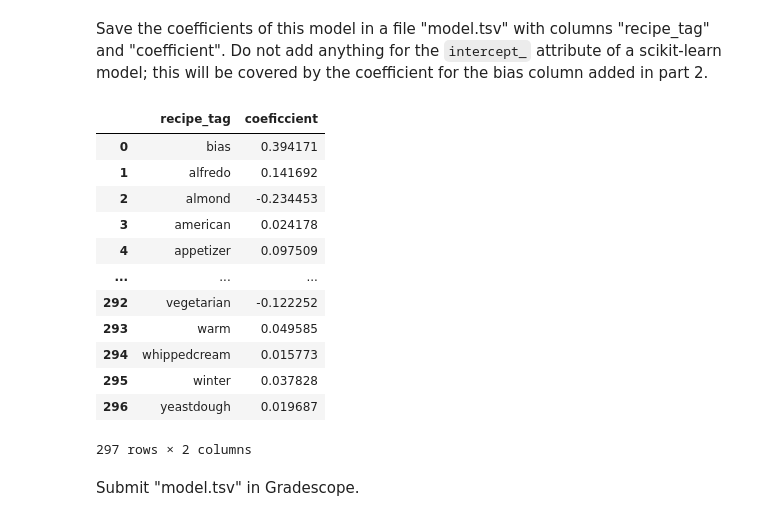
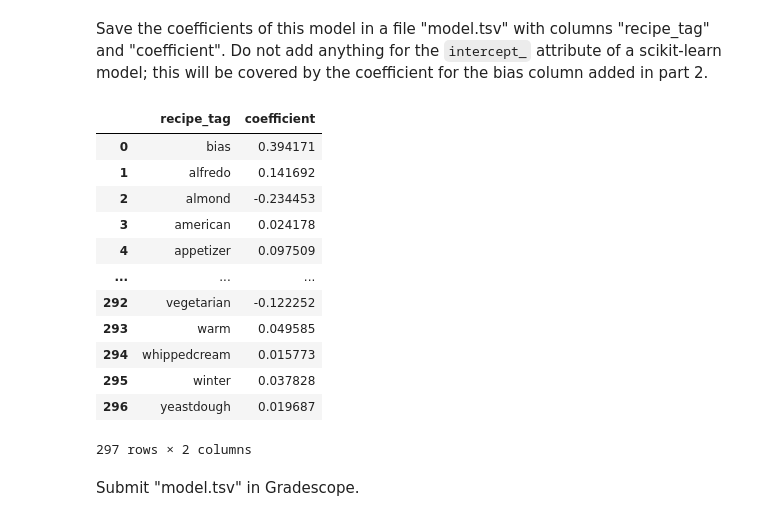
Before and after one commit to calebhadley1/AI_in_the_Field_Coursework, a Jupyter notebook: Week 4/project.ipynb, the cells around one changed output. Saved outputs shown, nothing was run; the diff lists cells and outputs as text; code cells hidden in the pictures.

```diff
--- a/Week 4/project.ipynb
+++ b/Week 4/project.ipynb
@@ -205,11 +205,11 @@ Do not add anything for the `intercept_` attribute of a scikit-learn model; this
 # %%
 model = pd.DataFrame({
     'recipe_tag': ridge.feature_names_in_,
-    'coeficcient': ridge.coef_
+    'coefficient': ridge.coef_
 })
 model
 # %% [output]
-|  | recipe_tag | coeficcient |
+|  | recipe_tag | coefficient |
 | 0 | bias | 0.394171 |
 | 1 | alfredo | 0.141692 |
 | 2 | almond | -0.234453 |
```
Also changed, not shown: 2 other files.
